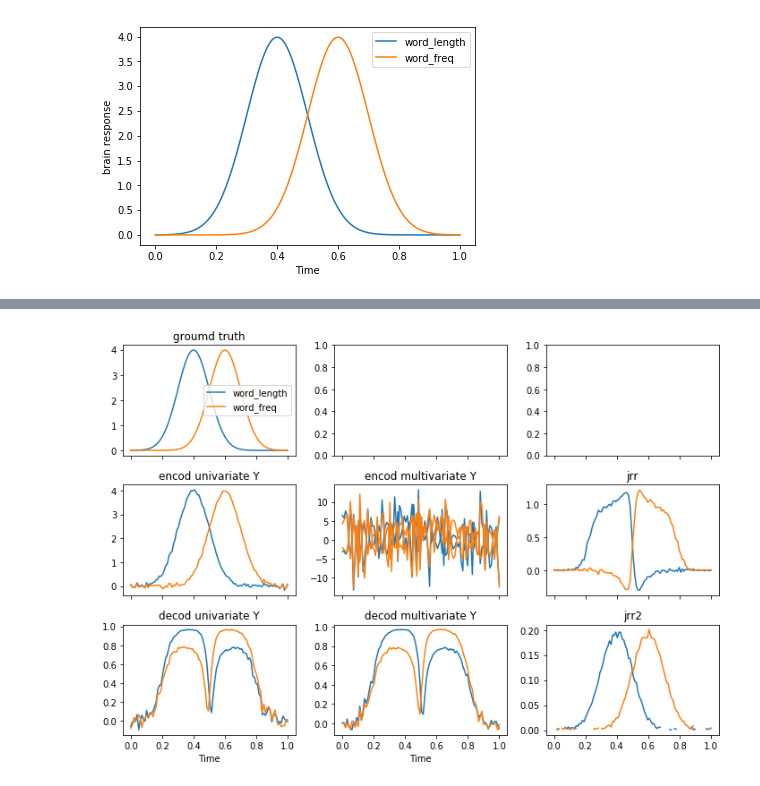
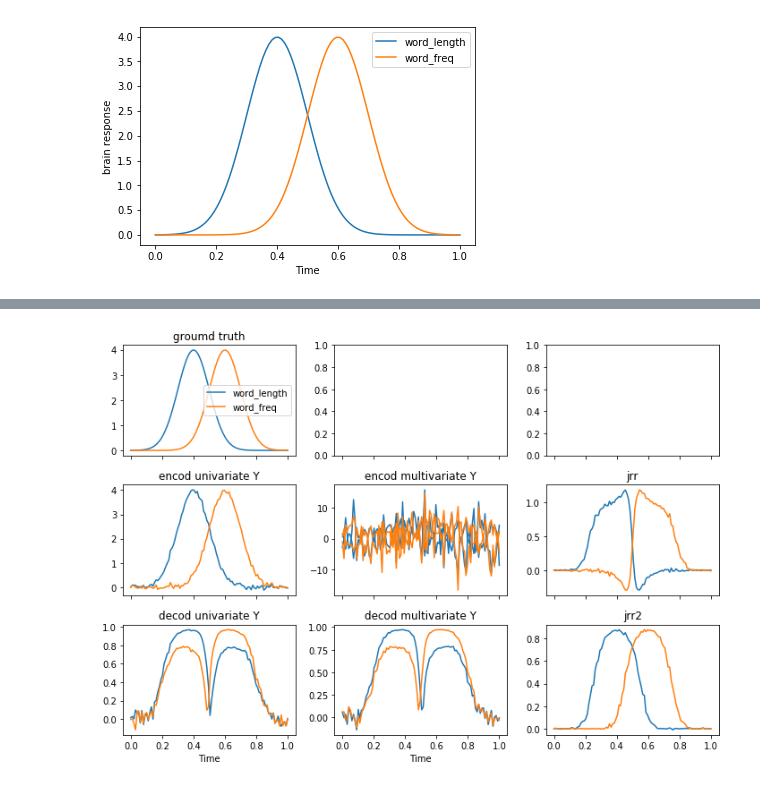
Before and after one commit to kingjr/b2b, a Jupyter notebook: code/pedogagical_example.ipynb, the cells around one changed output, grey strips where cells are left out. Drawn from its saved outputs; the diff is of its cells as text; code cells hidden in the pictures.

```diff
--- a/code/pedogagical_example.ipynb
+++ b/code/pedogagical_example.ipynb
@@ -95,7 +99,7 @@ for t, (length, freq) in enumerate(zip(word_length, word_freq)):
 Y += np.random.randn(*Y.shape)  # add sensor noise
 # %%
 # In such condition, encoding can be dramatically bad
-ols = LinearRegression()
+ols = LinearRegression(fit_intercept=True)
 nx = 2
 ny = 2
 multi_encod = np.zeros((nx, ny, n_times))
@@ -118,7 +122,7 @@ plt.legend()
 # %%
 # whereas decoding clearly show that a lot of signal remain detectable
 train, test = range(n//2), range(n//2, n)
-ols = LinearRegression(fit_intercept=False)
+ols = LinearRegression(fit_intercept=True)
 multi_decod = list()
 for t in range(n_times):
     ols.fit(Y[train, :, t], X[train])
@@ -136,5 +140,6 @@ plt.plot(multi_decod)
 # %%
-# Here is how we make the best of both world
+# Here is how we make the best of both world? No it's biased
+from scipy.linalg import pinv
 
 def jrr(X, Y):
     ols = LinearRegression(fit_intercept=False)
@@ -147,7 +152,8 @@ def jrr(X, Y):
         Hs += [ols.fit(X[test], X_hat).coef_, ]
 
     # Estimate E
-    return np.diag(np.mean(Hs, 0).T)  # TODO: check transpose
+    E = np.mean(Hs, 0)
+    return np.diag(E)  # TODO: check transpose
 
 multi_jrr = list()
 for t in range(n_times):
@@ -161,17 +167,27 @@ plt.plot(multi_jrr)
 # %%
+# Here is our final version
+from sklearn.linear_model import RidgeCV
+from sklearn.model_selection import KFold
+
 def jrr2(X, Y):
     """Unbiased JRR"""
-    ridge = Ridge(fit_intercept=False)
-    bagging = ShuffleSplit(2, test_size=.5)
+    ridge = RidgeCV(np.logspace(-4, 4, 10), fit_intercept=False)
+    ols = LinearRegression(fit_intercept=False)
+    bagging = KFold(2)
     ensemble = [split for split in bagging.split(X, Y)]
 
-    Hs = list()
-    for train, test in ensemble:
-        x, y = X[train], Y[train]
-        xy_train = np.concatenate((X[train], Y[train]), axis=1)
-        xy_test = np.concatenate((0*X[test], Y[test]), axis=1)
-        X_hat = ridge.fit(xy_train, X[train]).predict(xy_test)
-        Hs += [ridge.fit(X[test], X_hat).coef_, ]
+    Hs = np.zeros((len(ensemble), len(X.T), len(X.T)))
+    for split, (train, test) in enumerate(ensemble):
+        for i in range(len(X.T)):
+            not_i = [j for j in range(len(X.T)) if j != i]
+            XY = np.concatenate((X[:, not_i], Y), axis=1)
+            X_hat = ridge.fit(XY[train], X[train, i]).predict(XY[test])
+            Hs[split, i] = ols.fit(X[test], X_hat).coef_
 
     # Estimate E
     return np.diag(np.mean(Hs, 0).T)  # TODO: check transpose
+
+multi_jrr2 = list()
+for t in range(n_times):
+    multi_jrr2.append(jrr2(X, Y[:, :, t]))
+plt.plot(multi_jrr2)
@@ -189,32 +199,32 @@ plt.plot(multi_jrr2)
 # all
 fig, axes = plt.subplots(3, 3, figsize=[10, 7], sharex=True)
 axes[0, 0].plot(time, word_length, label='word_length')
 axes[0, 0].plot(time, word_freq, label='word_freq')
 axes[0, 0].set_title('groumd truth')
 axes[0, 0].legend()
 
 axes[1, 0].plot(time, encod)
 axes[1, 0].set_title('encod univariate Y')
 
 axes[2, 0].plot(time, decod)
 axes[2, 0].set_title('decod univariate Y')
 
 axes[1, 2].plot(time, multi_jrr)
 axes[1, 2].set_title('jrr')
 
-axes[2, 2].plot(time, np.sqrt(multi_jrr2))
+axes[2, 2].plot(time, multi_jrr2)
 axes[2, 2].set_title('jrr2')
 
 
 axes[1, 1].plot(time, multi_encod[0].T, color='C0')
 axes[1, 1].plot(time, multi_encod[1].T, color='C1')
 axes[1, 1].set_title('encod multivariate Y')
 
 axes[2, 1].plot(time, multi_decod)
 axes[2, 1].set_title('decod multivariate Y')
 
 axes[2, 0].set_xlabel('Time')
 axes[2, 1].set_xlabel('Time')
 fig.tight_layout()
 # %% [output]
-[figure, old version]
+[figure, new version]
```
Also changed, not shown: parts of 9 cells of this notebook.
